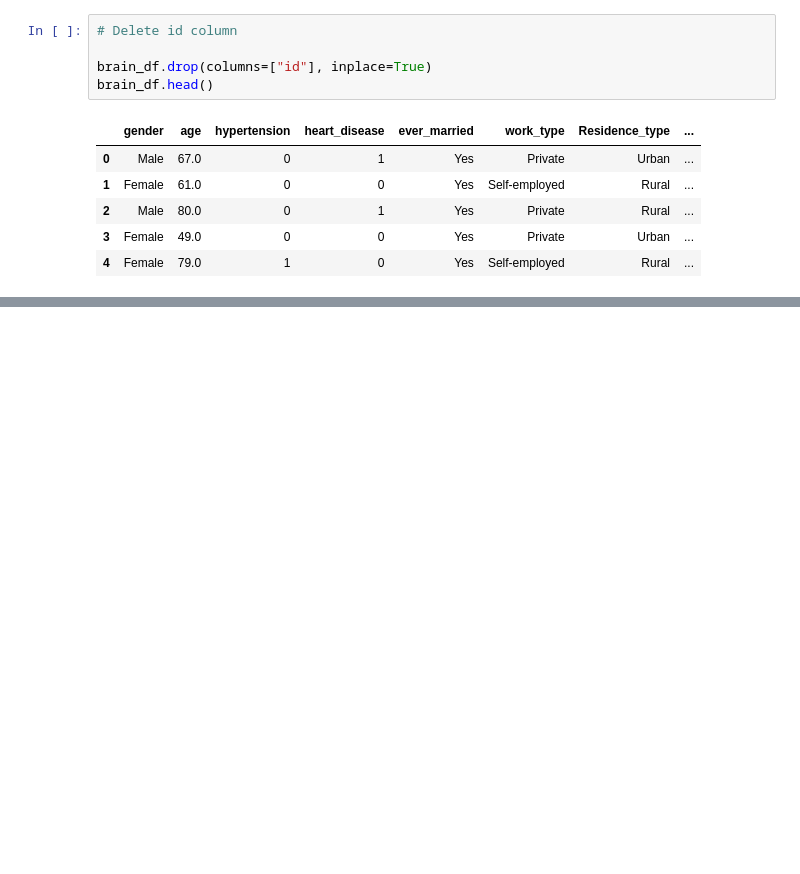
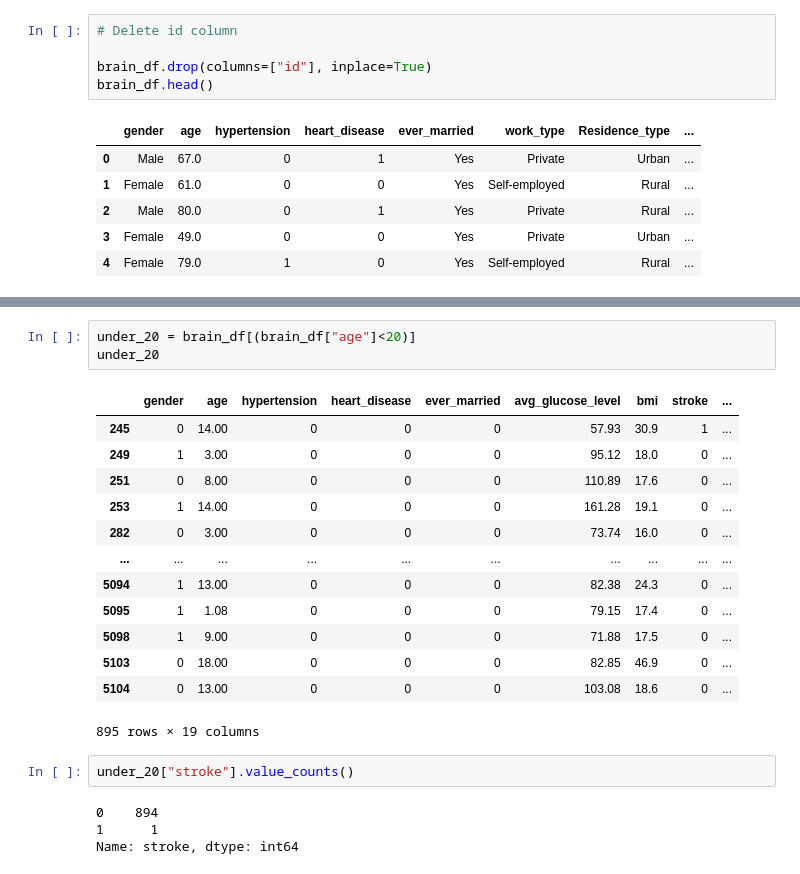
Before and after one commit to Bbert88/brain-stroke-prediction, a Jupyter notebook: Data Extraction.ipynb, the cells around one changed output, grey strips where cells are left out. Saved outputs shown, nothing was run; the diff lists cells and outputs as text; blank space fills up the shorter version.

```diff
--- a/Data Extraction.ipynb
+++ b/Data Extraction.ipynb
@@ -28,0 +251,23 @@ brain_df.head()
+# %%
+under_20 = brain_df[(brain_df["age"]<20)]
+under_20
+# %% [output]
+|  | gender | age | hypertension | heart_disease | ever_married | avg_glucose_level | bmi | stroke | ... |
+| 245 | 0 | 14.00 | 0 | 0 | 0 | 57.93 | 30.9 | 1 | ... |
+| 249 | 1 | 3.00 | 0 | 0 | 0 | 95.12 | 18.0 | 0 | ... |
+| 251 | 0 | 8.00 | 0 | 0 | 0 | 110.89 | 17.6 | 0 | ... |
+| 253 | 1 | 14.00 | 0 | 0 | 0 | 161.28 | 19.1 | 0 | ... |
+| 282 | 0 | 3.00 | 0 | 0 | 0 | 73.74 | 16.0 | 0 | ... |
+| ... | ... | ... | ... | ... | ... | ... | ... | ... | ... |
+| 5094 | 1 | 13.00 | 0 | 0 | 0 | 82.38 | 24.3 | 0 | ... |
+| 5095 | 1 | 1.08 | 0 | 0 | 0 | 79.15 | 17.4 | 0 | ... |
+| 5098 | 1 | 9.00 | 0 | 0 | 0 | 71.88 | 17.5 | 0 | ... |
+| 5103 | 0 | 18.00 | 0 | 0 | 0 | 82.85 | 46.9 | 0 | ... |
+| 5104 | 0 | 13.00 | 0 | 0 | 0 | 103.08 | 18.6 | 0 | ... |
+895 rows × 19 columns
+# %%
+under_20["stroke"].value_counts()
+# %% [output]
+0    894
+1      1
+Name: stroke, dtype: int64
```
Also changed, not shown: parts of 21 cells of this notebook, 1 other file.
